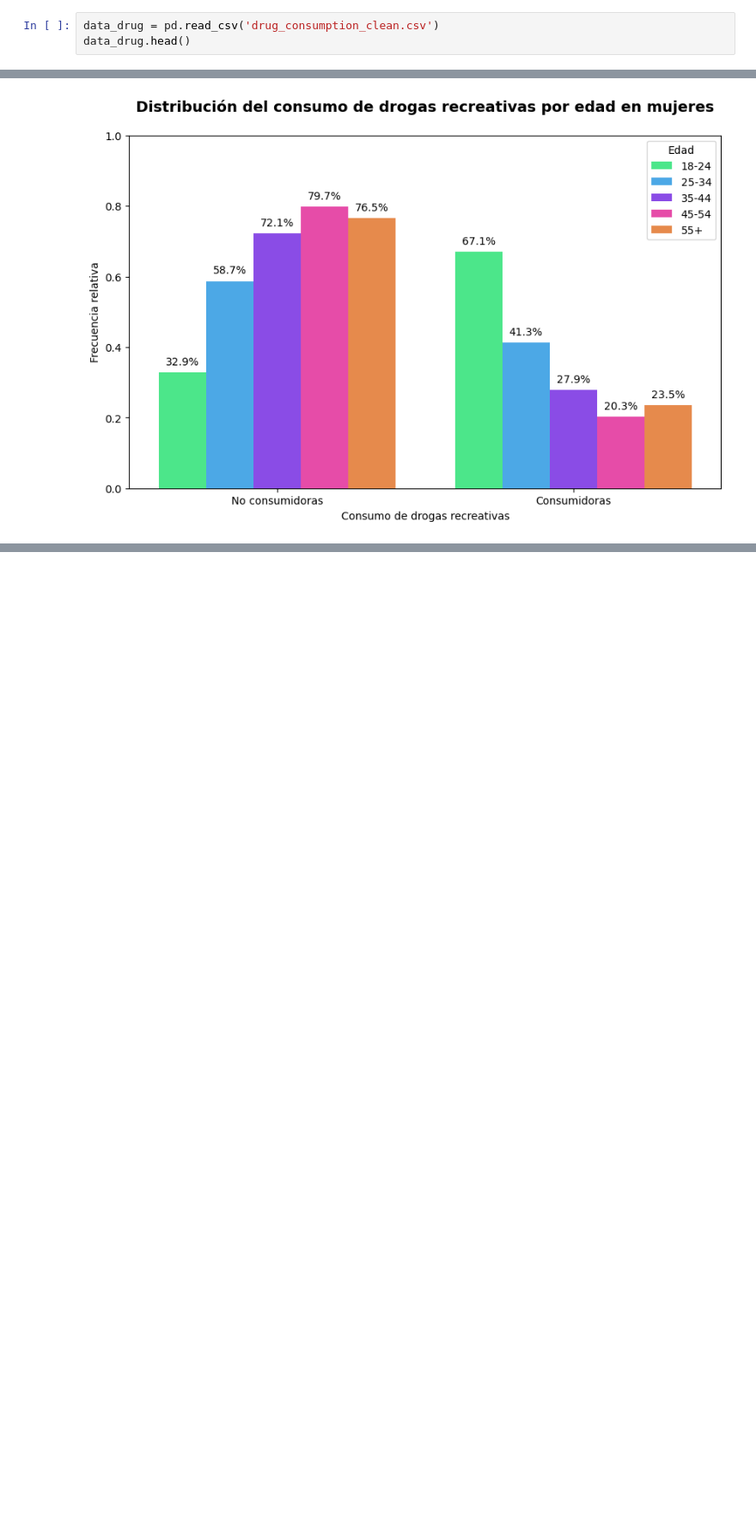
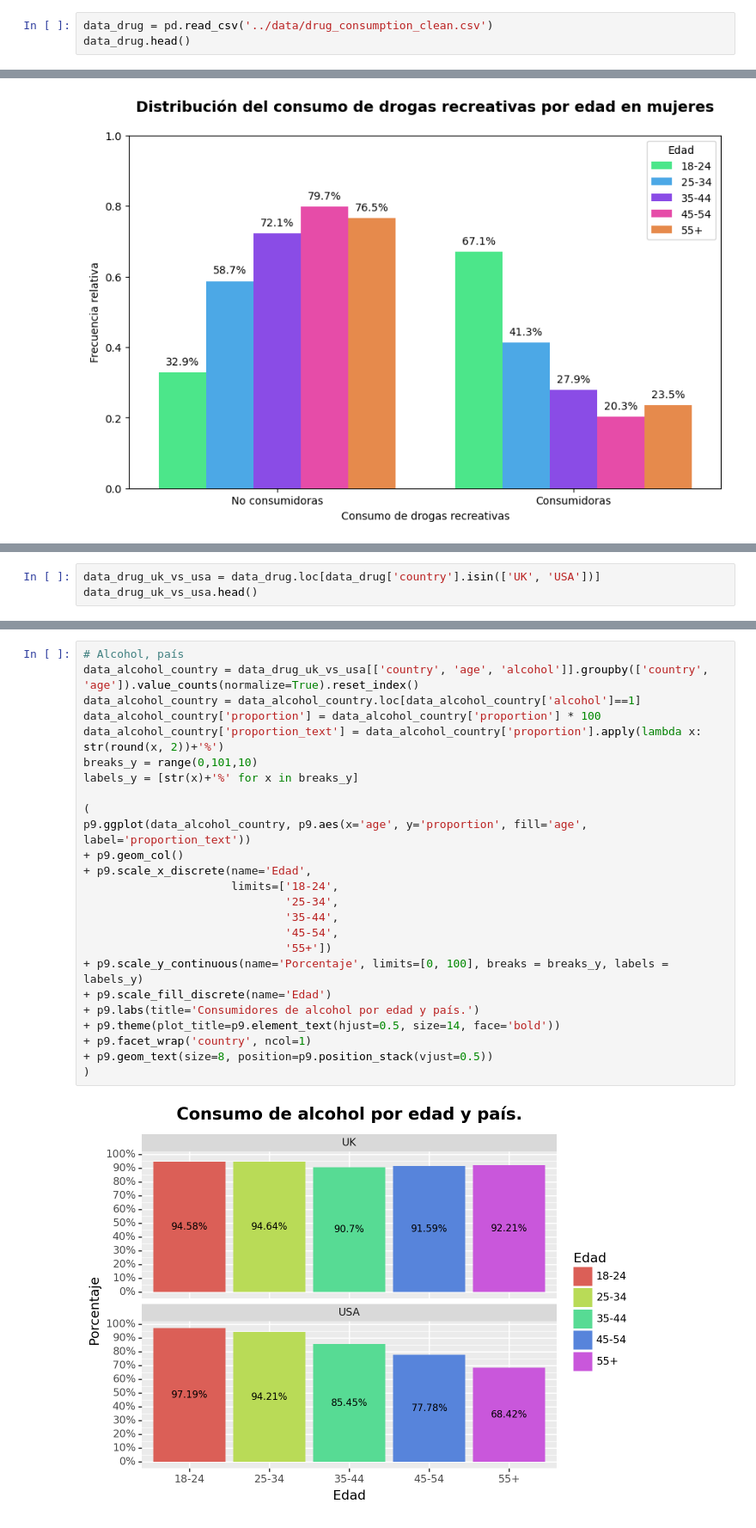
Before and after one commit to manularrea/Group_Projects_Afi, a Jupyter notebook: entrega_1/code/visualizations.ipynb, the cells around one changed output, grey strips where cells are left out. Shown at 86% size. Drawn from its saved outputs; the diff is of its cells as text; blank space fills up the shorter version.

```diff
--- a/entrega_1/code/visualizations.ipynb
+++ b/entrega_1/code/visualizations.ipynb
@@ -6,7 +6,7 @@ import plotly.graph_objects as go
 import plotly.subplots as sp
 import seaborn as sns
 # %%
-data_drug = pd.read_csv('drug_consumption_clean.csv')
+data_drug = pd.read_csv('../data/drug_consumption_clean.csv')
 data_drug.head()
 # %% [output]
 |  | age | gender | education | country | n_score | e_score | o_score | a_score | c_score | impulsive | ... |
@@ -407,0 +412,3 @@ plt.show()
+# %%
+data_drug_uk_vs_usa = data_drug.loc[data_drug['country'].isin(['UK', 'USA'])]
+data_drug_uk_vs_usa.head()
@@ -407,0 +422,27 @@ plt.show()
+# %%
+# Alcohol, país
+data_alcohol_country = data_drug_uk_vs_usa[['country', 'age', 'alcohol']].groupby(['country', 'age']).value_counts(normalize=True).reset_index()
+data_alcohol_country = data_alcohol_country.loc[data_alcohol_country['alcohol']==1]
+data_alcohol_country['proportion'] = data_alcohol_country['proportion'] * 100
+data_alcohol_country['proportion_text'] = data_alcohol_country['proportion'].apply(lambda x: str(round(x, 2))+'%')
+breaks_y = range(0,101,10)
+labels_y = [str(x)+'%' for x in breaks_y]
+
+(
+p9.ggplot(data_alcohol_country, p9.aes(x='age', y='proportion', fill='age', label='proportion_text'))
++ p9.geom_col()
++ p9.scale_x_discrete(name='Edad',
+                      limits=['18-24',
+                              '25-34',
+                              '35-44',
+                              '45-54',
+                              '55+'])
++ p9.scale_y_continuous(name='Porcentaje', limits=[0, 100], breaks = breaks_y, labels = labels_y)
++ p9.scale_fill_discrete(name='Edad')
++ p9.labs(title='Consumidores de alcohol por edad y país.')
++ p9.theme(plot_title=p9.element_text(hjust=0.5, size=14, face='bold'))
++ p9.facet_wrap('country', ncol=1)
++ p9.geom_text(size=8, position=p9.position_stack(vjust=0.5))
+)
+# %% [output]
+[figure, added]
```
Also changed, not shown: parts of 8 cells of this notebook, 30 other files.
